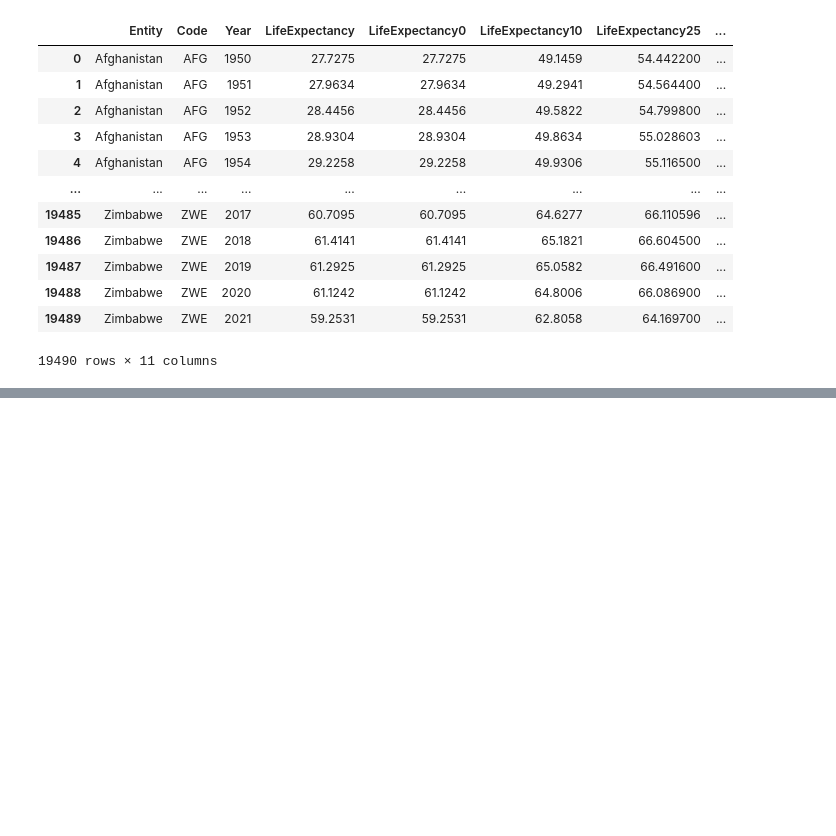
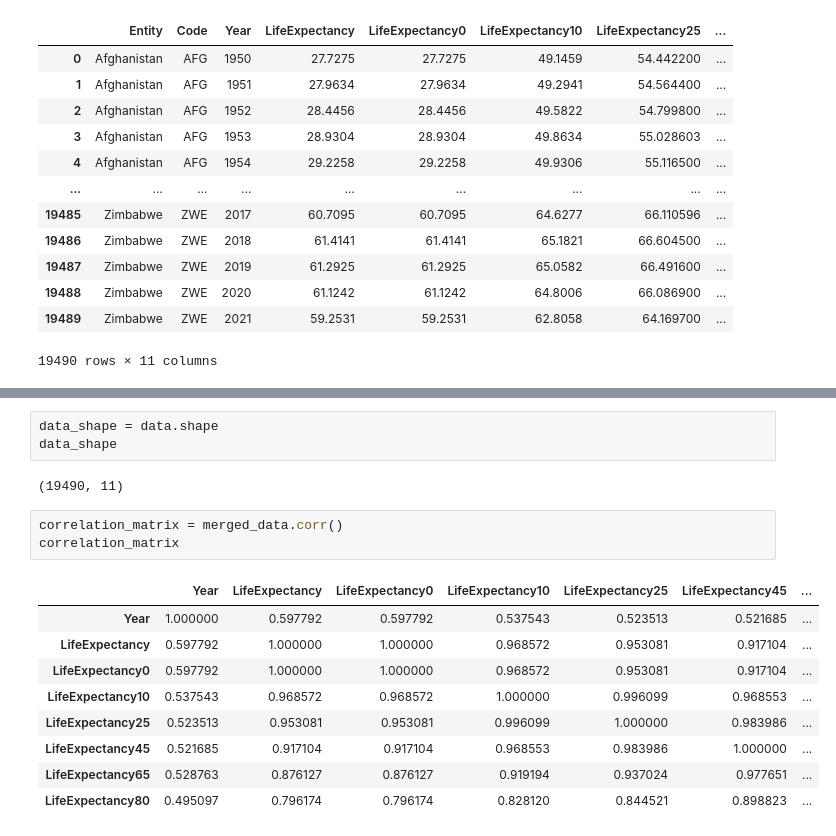
Before and after one commit to INFO-523-Exercises/hw05-sanjaybhargavsiddi, a Jupyter notebook: hw-05.ipynb, the cells around one changed output, grey strips where cells are left out. Cells and saved outputs as stored; diff of their text form; blank space fills up the shorter version.

```diff
--- a/hw-05.ipynb
+++ b/hw-05.ipynb
@@ -53,0 +91,18 @@ data
+# %%
+data_shape = data.shape
+data_shape
+# %% [output]
+(19490, 11)
+# %%
+correlation_matrix = merged_data.corr()
+correlation_matrix
+# %% [output]
+|  | Year | LifeExpectancy | LifeExpectancy0 | LifeExpectancy10 | LifeExpectancy25 | LifeExpectancy45 | ... |
+| Year | 1.000000 | 0.597792 | 0.597792 | 0.537543 | 0.523513 | 0.521685 | ... |
+| LifeExpectancy | 0.597792 | 1.000000 | 1.000000 | 0.968572 | 0.953081 | 0.917104 | ... |
+| LifeExpectancy0 | 0.597792 | 1.000000 | 1.000000 | 0.968572 | 0.953081 | 0.917104 | ... |
+| LifeExpectancy10 | 0.537543 | 0.968572 | 0.968572 | 1.000000 | 0.996099 | 0.968553 | ... |
+| LifeExpectancy25 | 0.523513 | 0.953081 | 0.953081 | 0.996099 | 1.000000 | 0.983986 | ... |
+| LifeExpectancy45 | 0.521685 | 0.917104 | 0.917104 | 0.968553 | 0.983986 | 1.000000 | ... |
+| LifeExpectancy65 | 0.528763 | 0.876127 | 0.876127 | 0.919194 | 0.937024 | 0.977651 | ... |
+| LifeExpectancy80 | 0.495097 | 0.796174 | 0.796174 | 0.828120 | 0.844521 | 0.898823 | ... |
```
Also changed, not shown: parts of 7 cells of this notebook.
